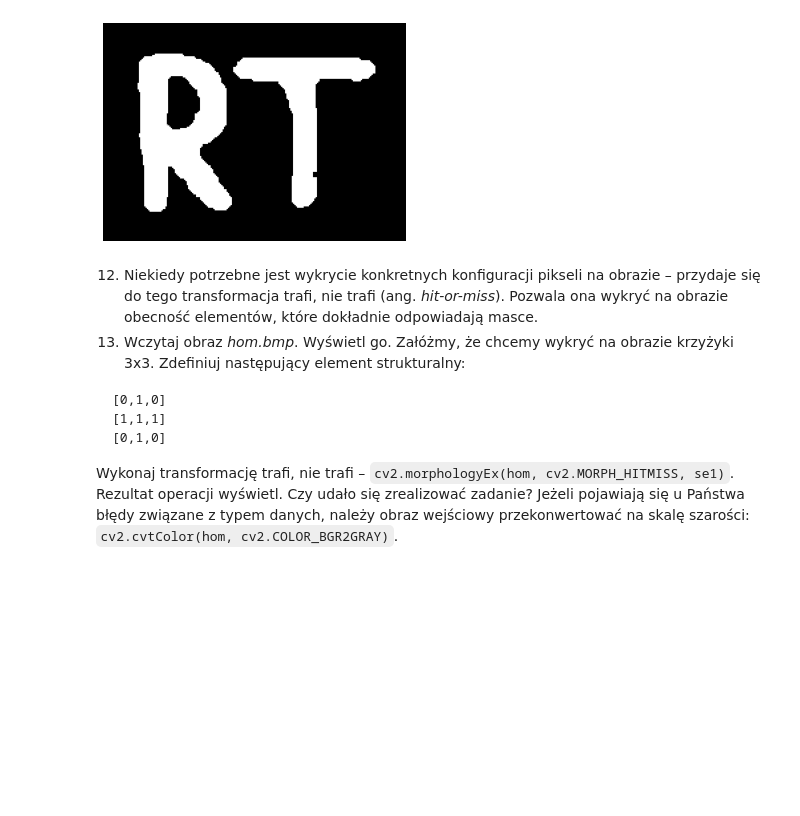
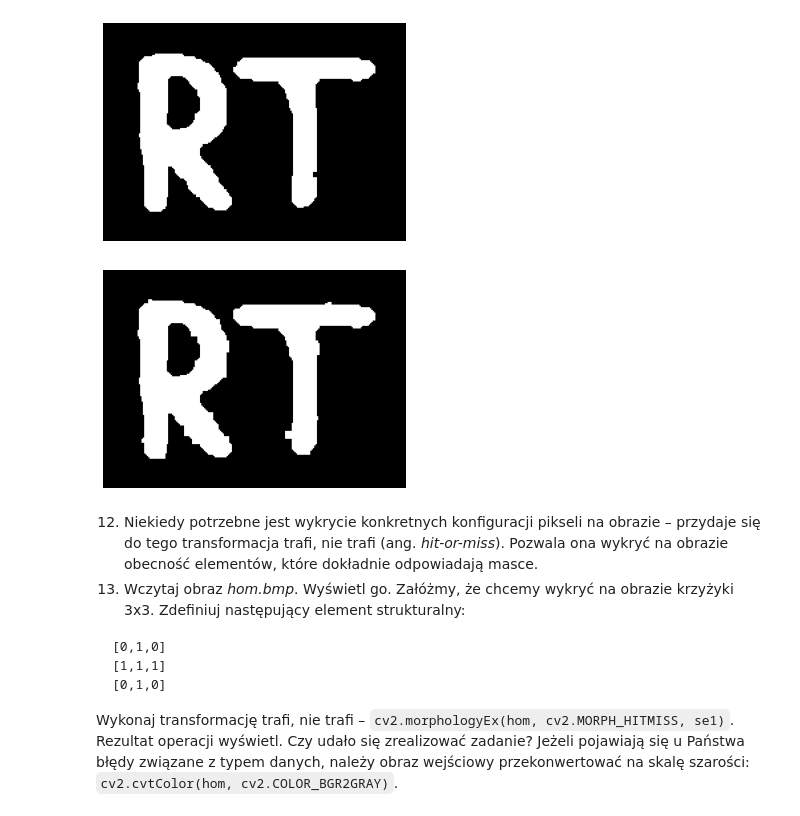
Before and after one commit to mhawryluk/wdcpo, a Jupyter notebook: lab8/08_morphology.ipynb, the cells around one changed output. Cells and saved outputs as stored; diff of their text form; code cells hidden in the pictures; blank space fills up the shorter version.

```diff
--- a/lab8/08_morphology.ipynb
+++ b/lab8/08_morphology.ipynb
@@ -228,6 +228,16 @@ plt.axis('off')
 plt.show()
 # %% [output]
 [figure]
+# %%
+# otwarcie zamknięcia
+
+plt.imshow(
+        cv2.morphologyEx((cv2.morphologyEx(ertka, cv2.MORPH_CLOSE, kernel)), cv2.MORPH_OPEN, kernel)
+)
+plt.axis('off')
+plt.show()
+# %% [output]
+[figure, added]
 # %% [markdown]
 12. Niekiedy potrzebne jest wykrycie konkretnych konfiguracji pikseli na obrazie – przydaje się do tego transformacja trafi, nie trafi (ang. _hit-or-miss_). Pozwala ona wykryć na obrazie obecność elementów, które dokładnie odpowiadają masce.
 13. Wczytaj obraz *hom.bmp*. Wyświetl go. Załóżmy, że chcemy wykryć na obrazie krzyżyki 3x3. Zdefiniuj następujący element strukturalny:
```
Also changed, not shown: parts of 22 cells of this notebook.
